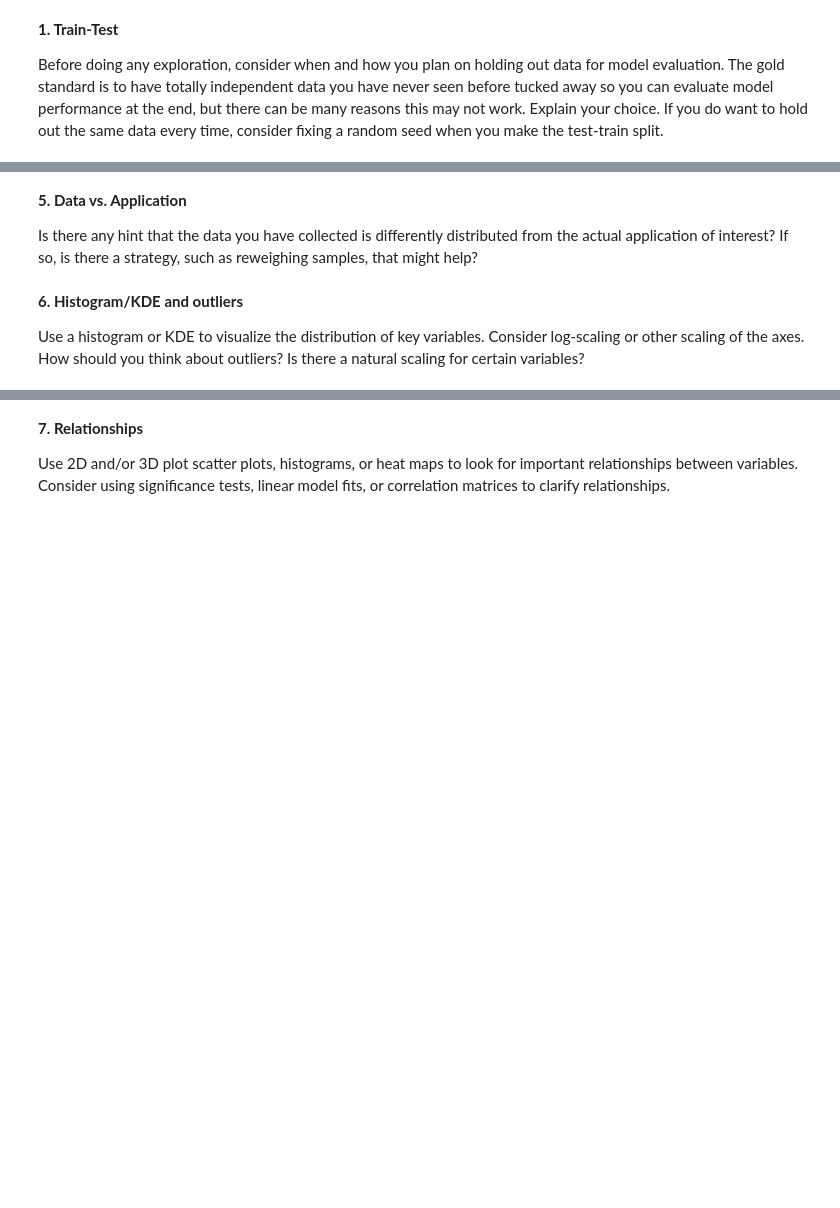
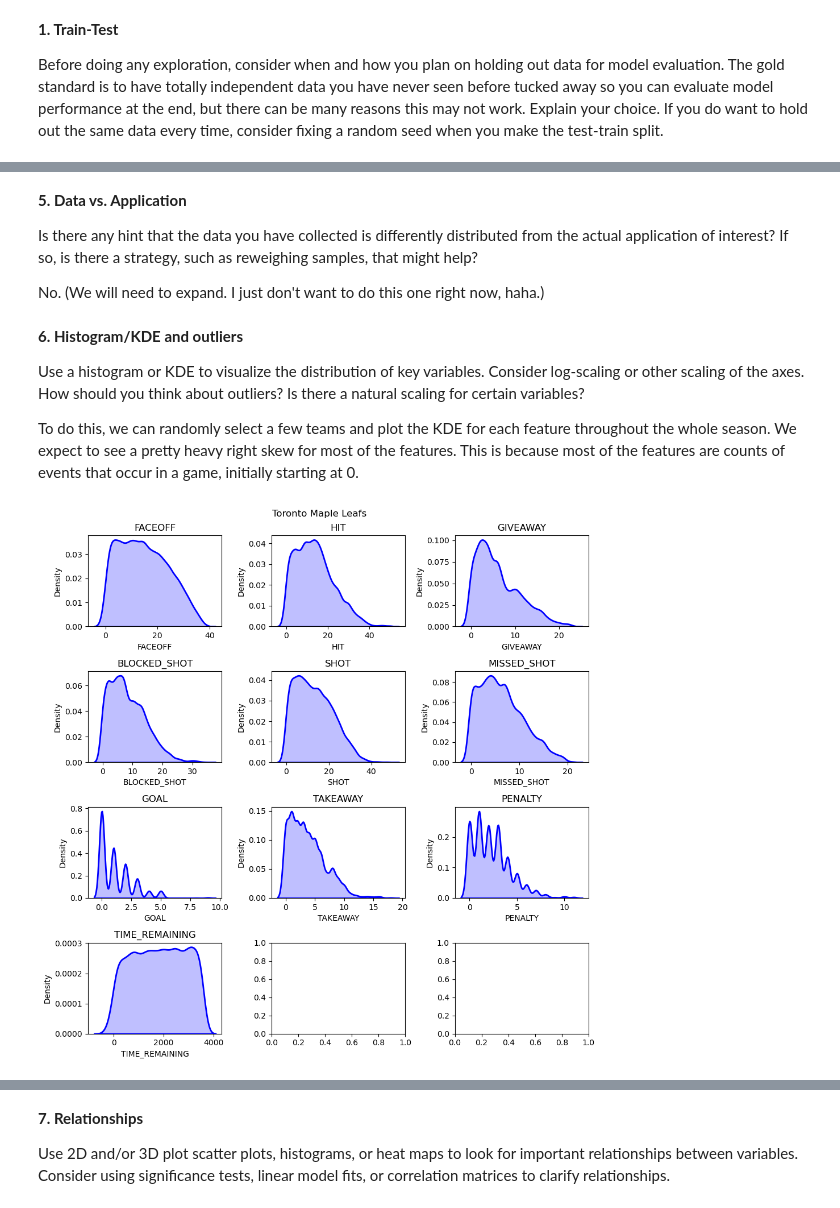
Before and after one commit to jeffxhansen/NHL_Win_Predictor, a Jupyter notebook: data_analysis.ipynb, the cells around one changed output, grey strips where cells are left out. Cells and saved outputs as stored; diff of their text form; code cells hidden in the pictures; blank space fills up the shorter version.

```diff
--- a/data_analysis.ipynb
+++ b/data_analysis.ipynb
@@ -24,7 +145,28 @@ How much data is missing? Is the distribution of missing data likely different f
 **5. Data vs. Application**
 
 Is there any hint that the data you have collected is differently distributed from the actual application of interest? If so, is there a strategy, such as reweighing samples, that might help?
+
+No. (We will need to expand. I just don't want to do this one right now, haha.)
 # %% [markdown]
 **6. Histogram/KDE and outliers**
 
 Use a histogram or KDE to visualize the distribution of key variables. Consider log-scaling or other scaling of the axes. How should you think about outliers? Is there a natural scaling for certain variables?
+
+To do this, we can randomly select a few teams and plot the KDE for each feature throughout the whole season. We expect to see a pretty heavy right skew for most of the features. This is because most of the features are counts of events that occur in a game, initially starting at 0.
+# %%
+# Randomly select two teams to plot
+team_1 = X_train.TEAM.unique()[0]
+team_2 = X_train.TEAM.unique()[1]
+
+# Get the games for the two teams
+team_1_games = X_train[X_train.TEAM == team_1]
+team_2_games = X_train[X_train.TEAM == team_2]
+
+# Drop the extra columns
+team_1_games = team_1_games.drop(columns=['index', 'HOME', 'GAME_ID', 'TEAM'])
+team_2_games = team_2_games.drop(columns=['index', 'HOME', 'GAME_ID', 'TEAM'])
+
+# Plot KDEs for the first team.
+plot_kde(team_1_games, team_1)
+# %% [output]
+[figure, added]
```
Also changed, not shown: parts of 17 cells of this notebook.
